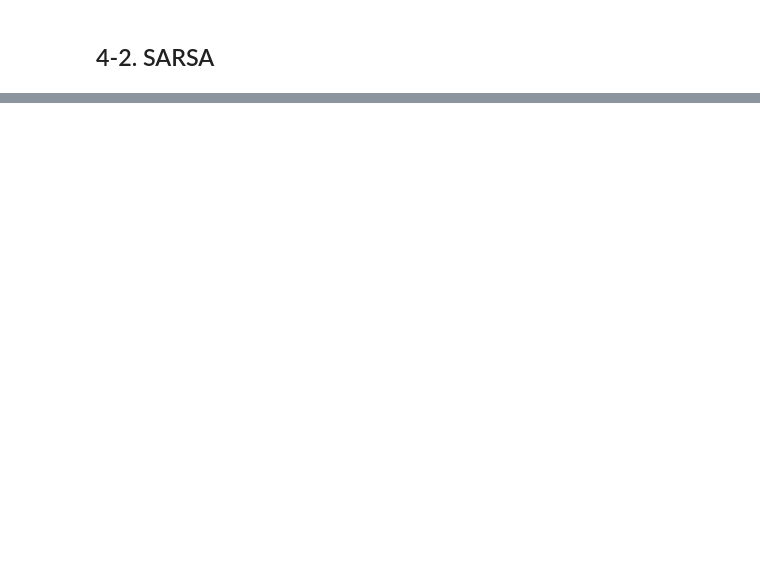
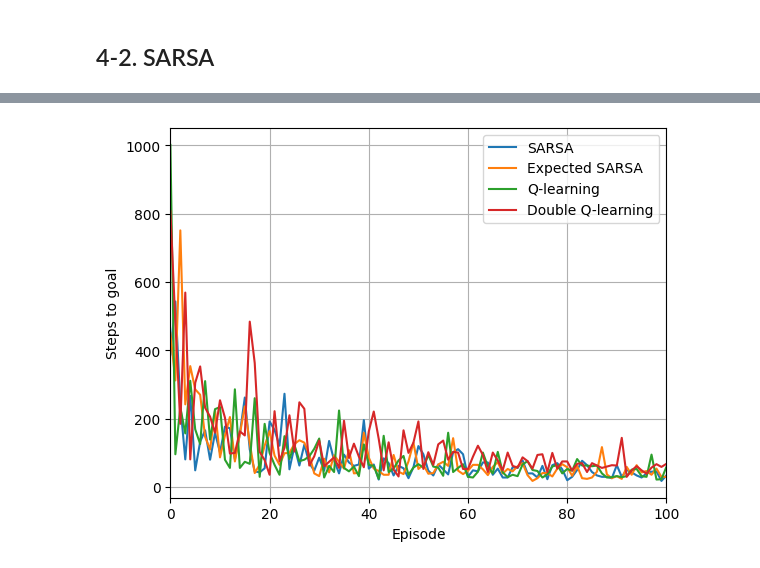
Before and after one commit to SungInCho/AI-Study-DavidCho, a Jupyter notebook: 01_Reinforcement_Learning/01_Fundamentals/code/TemporalDifference.ipynb, the cells around one changed output, grey strips where cells are left out. Saved outputs shown, nothing was run; the diff lists cells and outputs as text; code cells hidden in the pictures; blank space fills up the shorter version.

```diff
--- a/01_Reinforcement_Learning/01_Fundamentals/code/TemporalDifference.ipynb
+++ b/01_Reinforcement_Learning/01_Fundamentals/code/TemporalDifference.ipynb
@@ -55,0 +167,13 @@ print(Opt_Q_SARSA)
+# %%
+plt.plot(step_sarsa, label="SARSA")
+plt.plot(step_esarsa, label="Expected SARSA")
+plt.plot(step_ql, label="Q-learning")
+plt.plot(step_dql, label="Double Q-learning")
+plt.ylabel("Steps to goal")
+plt.xlabel("Episode")
+plt.xlim((0, 100))
+plt.legend()
+plt.grid()
+plt.show()
+# %% [output]
+[figure, added]
```
Also changed, not shown: parts of 13 cells of this notebook, 1 other file.
